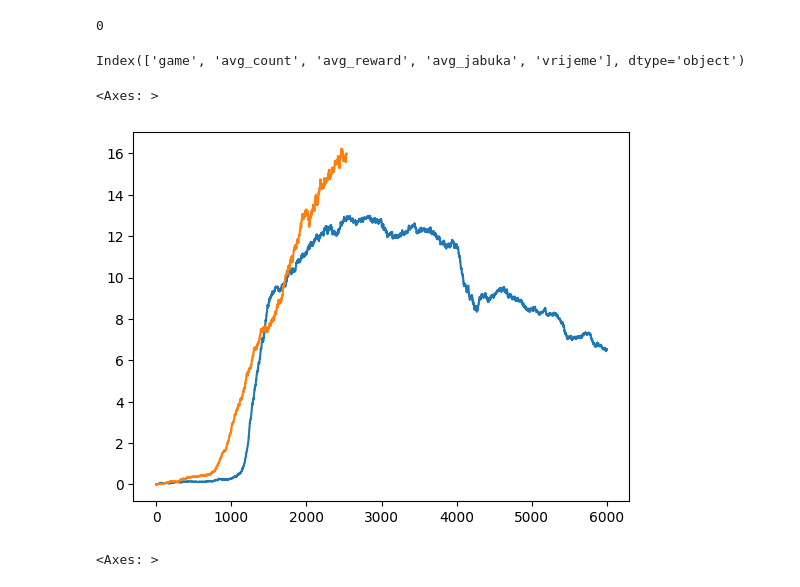
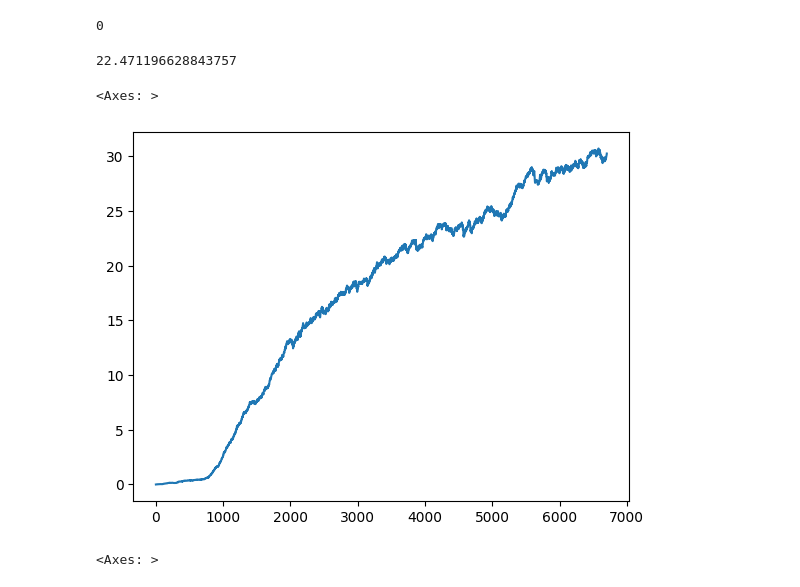
Before and after one commit to Lvlad0022/Diplomski, a Jupyter notebook: snake_biljeznica.ipynb, the cells around one changed output. Saved outputs shown, nothing was run; the diff lists cells and outputs as text; code cells hidden in the pictures.

```diff
--- a/snake_biljeznica.ipynb
+++ b/snake_biljeznica.ipynb
@@ -10,19 +10,16 @@ random.randint(0,1)
 0
 # %%
 
-df1 = pd.read_csv(r"C:\Users\lovro\Desktop\snake\snake__polyakTrue_gamma0.99_doubleqTrue_priorityTrue_noisynetTrue_scheduler_1zero_survive_reward_2025-12-05_00-10-47")
-
-df3 = pd.read_csv(r"C:\Users\lovro\Desktop\snake\snakeagent1__polyakTrue_gamma0.99_doubleqTrue_priorityTrue_noisynetTruezero_survive_reward_2025-12-05_17-13-00")
+df1 = pd.read_csv(r"C:\Users\lovro\Desktop\snake\snakeagent1__polyakTrue_gamma0.99_doubleqTrue_priorityTrue_noisynetTruezero_survive_reward_2025-12-05_17-13-00")
 # %%
-df1.columns
+df1["avg_jabuka"][4000]
 # %% [output]
-Index(['game', 'avg_count', 'avg_reward', 'avg_jabuka', 'vrijeme'], dtype='object')
+22.471196628843757
 # %%
 (df1["avg_jabuka"]).plot()
-(df3["avg_jabuka"]).plot()
 # %% [output]
 <Axes: >
-[figure, old version]
+[figure, new version]
 # %%
 (df1["avg_jabuka"]).plot()
 (df2["avg_jabuka"]).plot()
```
Also changed, not shown: 3 other files.
